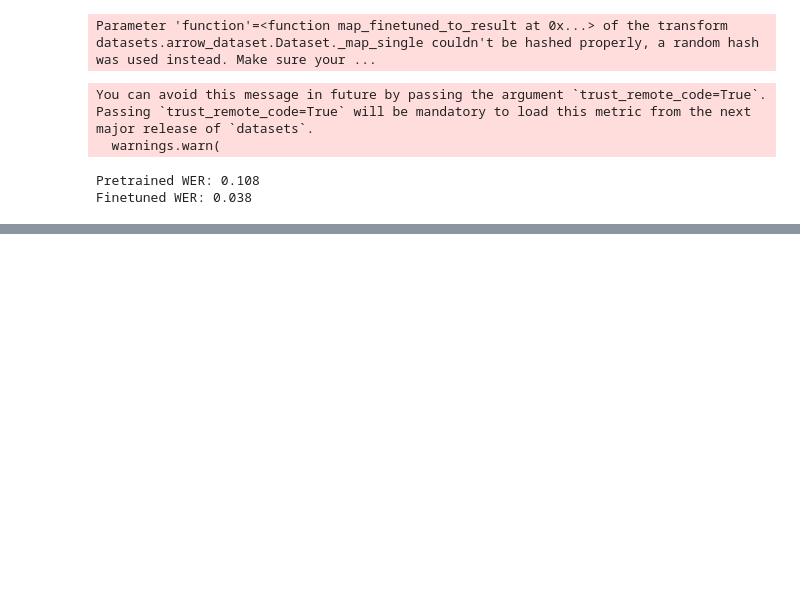
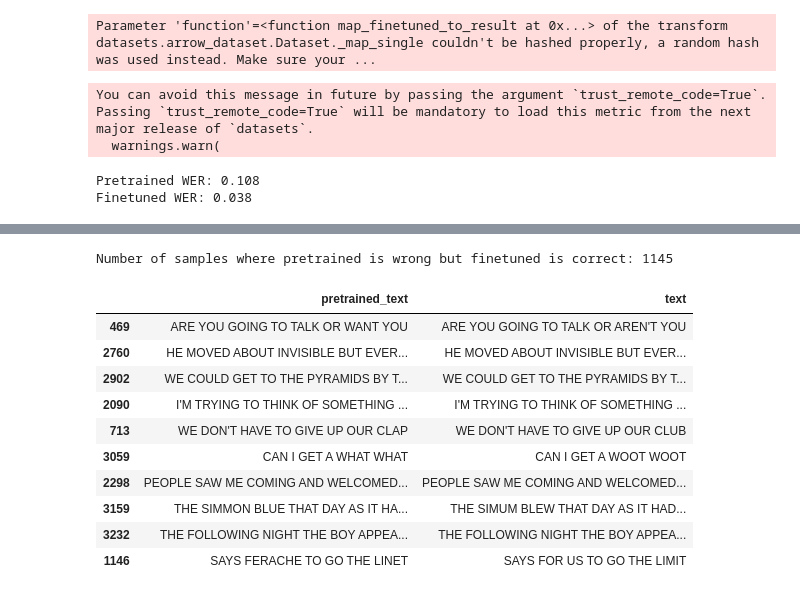
Before and after one commit to Nihczsche/htx_xdata_test, a Jupyter notebook: asr-train/cv-train-4.ipynb, the cells around one changed output, grey strips where cells are left out. Drawn from its saved outputs; the diff is of its cells as text; code cells hidden in the pictures; blank space fills up the shorter version.

```diff
--- a/asr-train/cv-train-4.ipynb
+++ b/asr-train/cv-train-4.ipynb
@@ -176,0 +219,18 @@ cv_dev_metadata.to_csv("cv-valid-dev.csv", index=False)
+# %%
+cv_pretrained_bad_df = cv_dev_results[(cv_dev_results["text"] == cv_dev_results["finetuned_text"]) & (cv_dev_results["text"] != cv_dev_results["pretrained_text"])]
+
+print("Number of samples where pretrained is wrong but finetuned is correct: {}".format(len(cv_pretrained_bad_df)))
+display(HTML(cv_pretrained_bad_df[["pretrained_text", "text"]].sample(10).to_html()))
+# %% [output]
+Number of samples where pretrained is wrong but finetuned is correct: 1145
+|  | pretrained_text | text |
+| 469 | ARE YOU GOING TO TALK OR WANT YOU | ARE YOU GOING TO TALK OR AREN'T YOU |
+| 2760 | HE MOVED ABOUT INVISIBLE BUT EVER... | HE MOVED ABOUT INVISIBLE BUT EVER... |
+| 2902 | WE COULD GET TO THE PYRAMIDS BY T... | WE COULD GET TO THE PYRAMIDS BY T... |
+| 2090 | I'M TRYING TO THINK OF SOMETHING ... | I'M TRYING TO THINK OF SOMETHING ... |
+| 713 | WE DON'T HAVE TO GIVE UP OUR CLAP | WE DON'T HAVE TO GIVE UP OUR CLUB |
+| 3059 | CAN I GET A WHAT WHAT | CAN I GET A WOOT WOOT |
+| 2298 | PEOPLE SAW ME COMING AND WELCOMED... | PEOPLE SAW ME COMING AND WELCOMED... |
+| 3159 | THE SIMMON BLUE THAT DAY AS IT HA... | THE SIMUM BLEW THAT DAY AS IT HAD... |
+| 3232 | THE FOLLOWING NIGHT THE BOY APPEA... | THE FOLLOWING NIGHT THE BOY APPEA... |
+| 1146 | SAYS FERACHE TO GO THE LINET | SAYS FOR US TO GO THE LIMIT |
```
Also changed, not shown: parts of 5 cells of this notebook, 8 other files.
